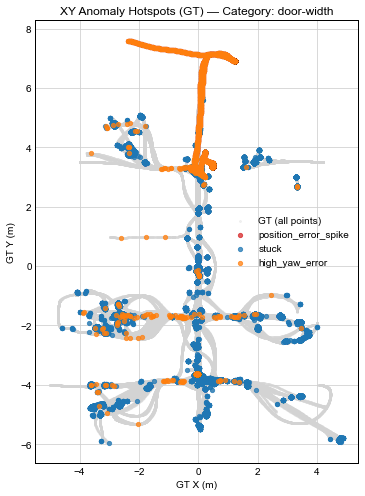
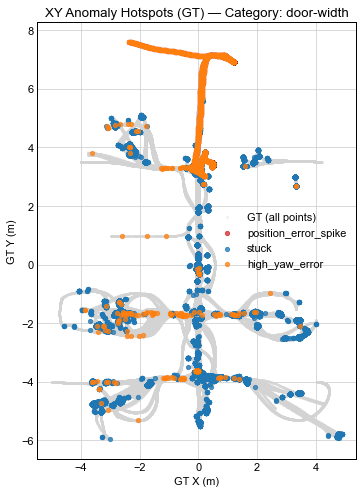
Code edit (unified diff) that turned the first committed figure into the second:
--- before
+++ after
@@ -83,5 +83,5 @@
 
     out = IMAGES_PATH / f"anomaly_xy_{_safe_slug(cat)}.png"
-    plt.savefig(out, dpi=150)
+    plt.savefig(out, dpi=150, **SAVEFIG_KW)
     plt.show()
 

Commit: fig_and_axes_color_fix2